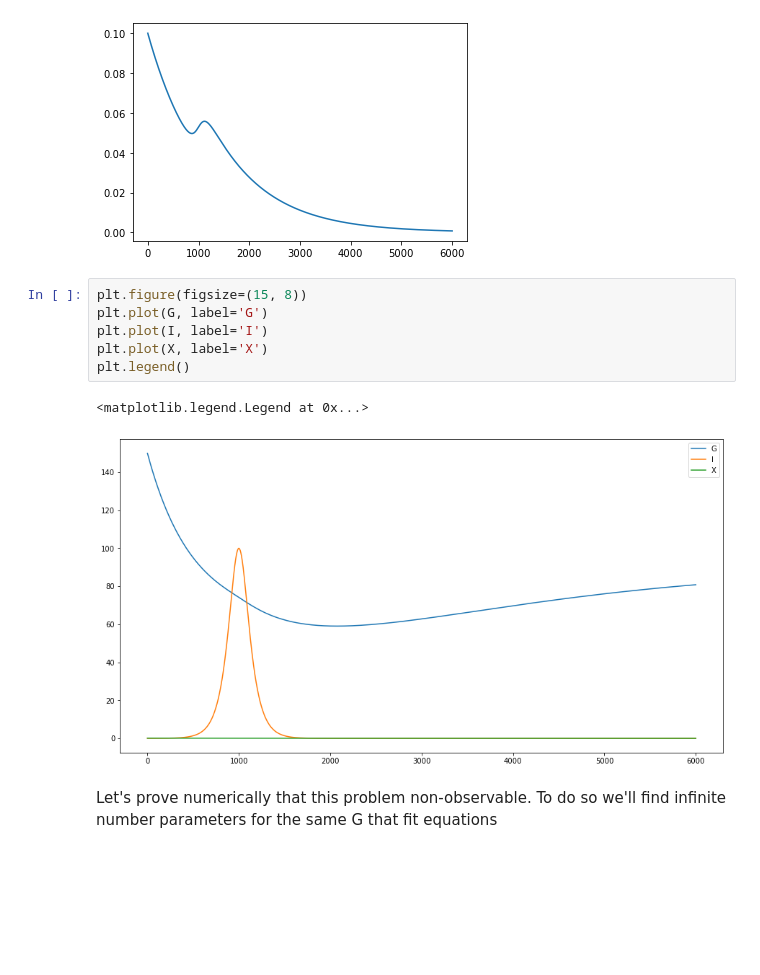
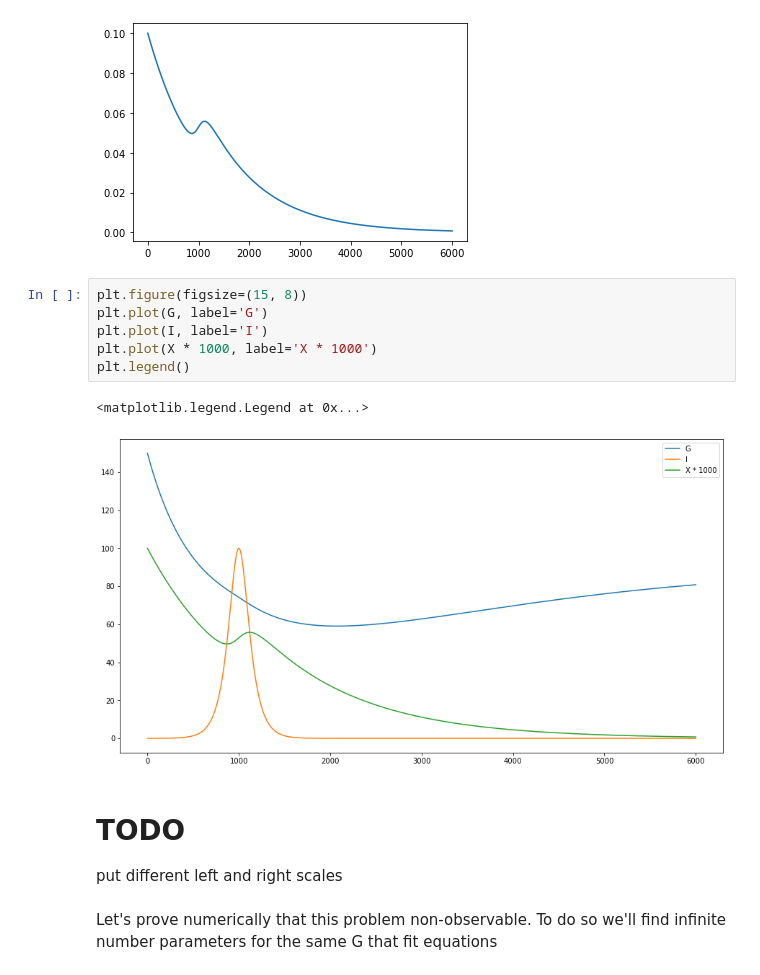
Before and after one commit to vanderwardan/insulin_sensitivity, a Jupyter notebook: Model 6.ipynb, the cells around one changed output. Cells and saved outputs as stored; diff of their text form; blank space fills up the shorter version.

```diff
--- a/Model 6.ipynb
+++ b/Model 6.ipynb
@@ -56,12 +56,15 @@ plt.plot(X)
 # %%
 plt.figure(figsize=(15, 8))
 plt.plot(G, label='G')
 plt.plot(I, label='I')
-plt.plot(X, label='X')
+plt.plot(X * 1000, label='X * 1000')
 plt.legend()
 # %% [output]
 <matplotlib.legend.Legend at 0x...>
-[figure, old version]
+[figure, new version]
+# %% [markdown]
+# TODO
+put different left and right scales
 # %% [markdown]
 Let's prove numerically that this problem non-observable. To do so we'll find infinite number parameters for the same G that fit equations
 # %%
```
Also changed, not shown: 1 other file.
